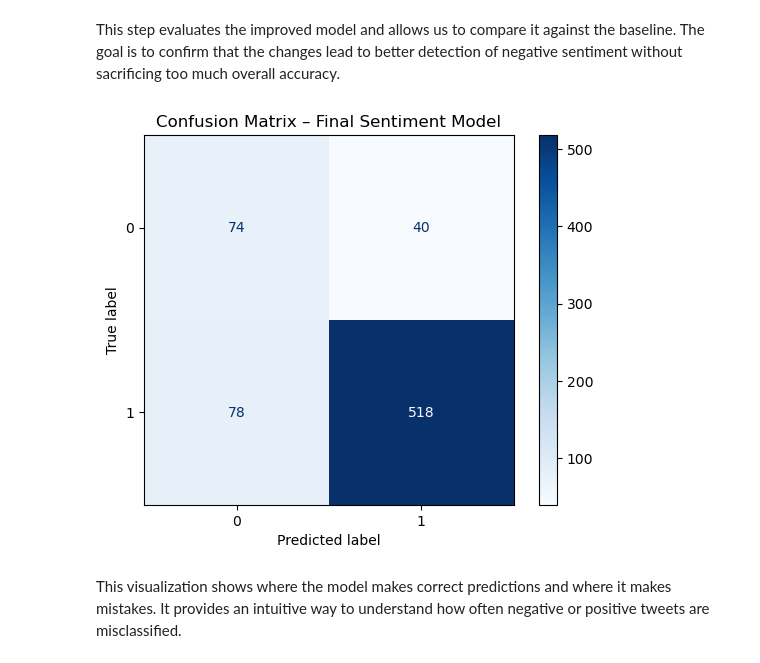
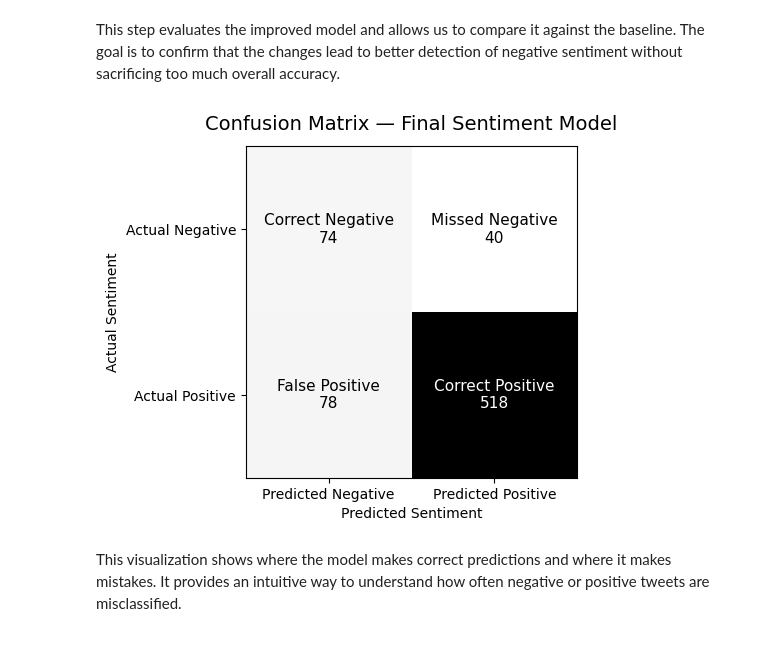
Before and after one commit to ehuff10/sentiment_analysis, a Jupyter notebook: sentiment_analysis.ipynb, the cells around one changed output. Saved outputs shown, nothing was run; the diff lists cells and outputs as text; code cells hidden in the pictures.

Commit message:
Improve confusion matrix readability and labeling

```diff
--- a/sentiment_analysis.ipynb
+++ b/sentiment_analysis.ipynb
@@ -157,18 +157,50 @@ print(classification_report(y_test, y_pred_weighted))
 weighted avg       0.86      0.83      0.84       710
 # %% [markdown]
 This step evaluates the improved model and allows us to compare it against the baseline. The goal is to confirm that the changes lead to better detection of negative sentiment without sacrificing too much overall accuracy.
-# %%
-ConfusionMatrixDisplay.from_estimator(
-    weighted_model,
-    X_test,
-    y_test,
-    cmap="Blues"
-)
-
-plt.title("Confusion Matrix – Final Sentiment Model")
-plt.show()
-# %% [output]
-[figure, removed]
+# %%
+# Final model
+final_model = weighted_model
+y_pred = final_model.predict(X_test)
+
+cm = confusion_matrix(y_test, y_pred)
+
+labels = np.array([
+    ["Correct Negative", "Missed Negative"],
+    ["False Positive", "Correct Positive"]
+])
+
+fig, ax = plt.subplots(figsize=(5, 5))
+im = ax.imshow(cm, cmap="Greys")
+
+ax.set_xticks([0, 1])
+ax.set_yticks([0, 1])
+ax.set_xticklabels(["Predicted Negative", "Predicted Positive"])
+ax.set_yticklabels(["Actual Negative", "Actual Positive"])
+
+# Threshold for text color switching
+threshold = cm.max() / 2
+
+# Add readable text inside squares
+for i in range(2):
+    for j in range(2):
+        color = "white" if cm[i, j] > threshold else "black"
+        ax.text(
+            j, i,
+            f"{labels[i, j]}\n{cm[i, j]}",
+            ha="center",
+            va="center",
+            fontsize=11,
+            color=color
+        )
+
+ax.set_title("Confusion Matrix — Final Sentiment Model", fontsize=14, pad=12)
+ax.set_xlabel("Predicted Sentiment")
+ax.set_ylabel("Actual Sentiment")
+
+plt.tight_layout()
+plt.show()
+# %% [output]
+[figure, added]
 # %% [markdown]
 This visualization shows where the model makes correct predictions and where it makes mistakes. It provides an intuitive way to understand how often negative or positive tweets are misclassified.
 # %%
```
Also changed, not shown: parts of 2 cells of this notebook.
